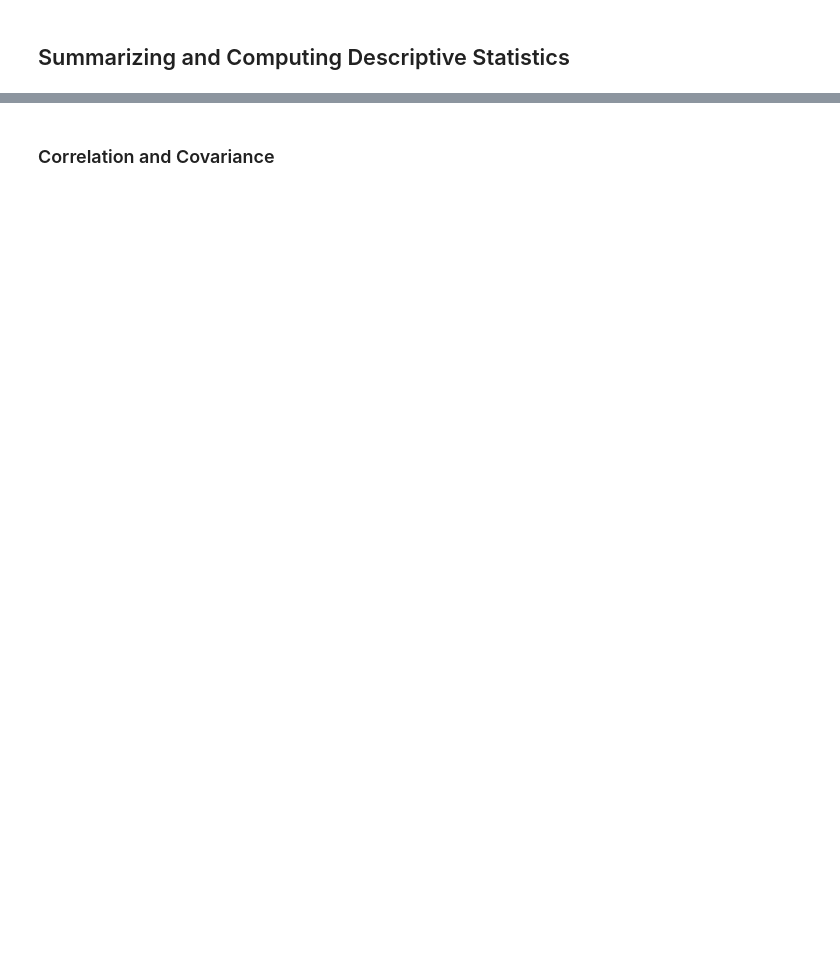
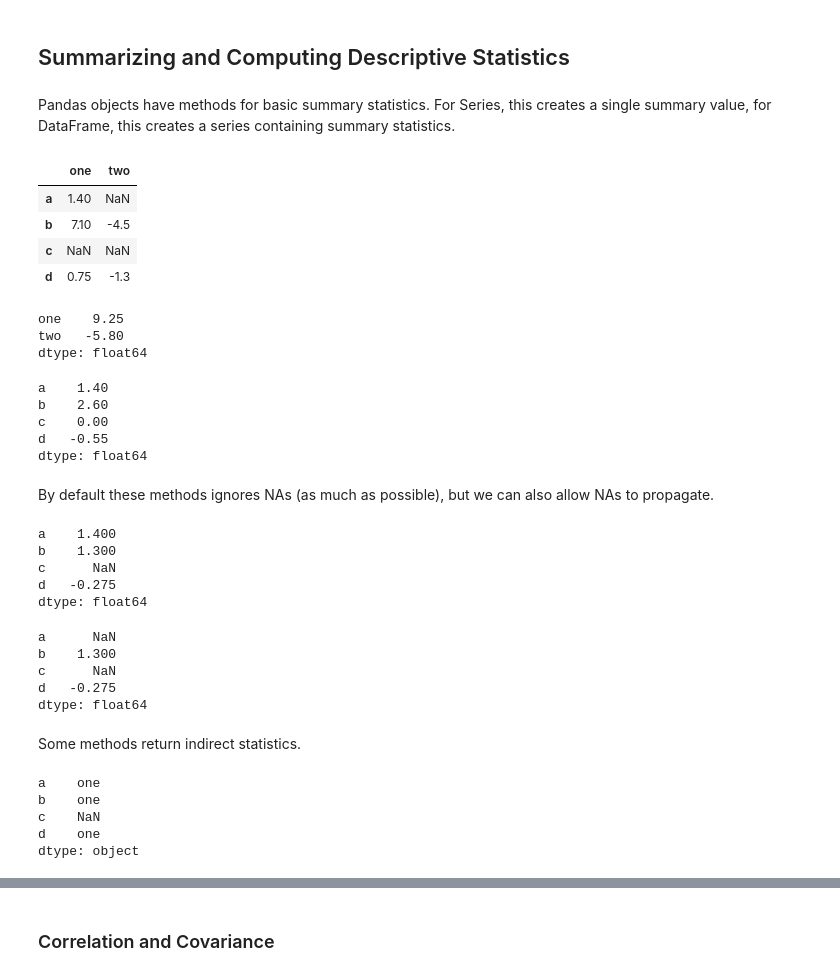
Before and after one commit to nghiaagent/2025-pydata-book, a Jupyter notebook: ipynb/chapter_5.ipynb, the cells around one changed output, grey strips where cells are left out. Cells and saved outputs as stored; diff of their text form; code cells hidden in the pictures; blank space fills up the shorter version.

```diff
--- a/ipynb/chapter_5.ipynb
+++ b/ipynb/chapter_5.ipynb
@@ -678,2 +678,64 @@ df2.loc["Utah"]
 # %% [markdown]
 ## Summarizing and Computing Descriptive Statistics
+# %% [markdown]
+Pandas objects have methods for basic summary statistics. For Series, this creates a single summary value, for DataFrame, this creates a series containing summary statistics.
+# %%
+# Example data
+df = pd.DataFrame(
+    [[1.4, np.nan], [7.1, -4.5], [np.nan, np.nan], [0.75, -1.3]],
+    index=["a", "b", "c", "d"],
+    columns=["one", "two"],
+)
+df
+# %% [output]
+|  | one | two |
+| a | 1.40 | NaN |
+| b | 7.10 | -4.5 |
+| c | NaN | NaN |
+| d | 0.75 | -1.3 |
+# %%
+# Sum across rows
+df.sum(axis=0)
+# %% [output]
+one    9.25
+two   -5.80
+dtype: float64
+# %%
+# Sum across columns
+df.sum(axis=1)
+# %% [output]
+a    1.40
+b    2.60
+c    0.00
+d   -0.55
+dtype: float64
+# %% [markdown]
+By default these methods ignores NAs (as much as possible), but we can also allow NAs to propagate.
+# %%
+# Mean across columns, ignore NAs
+df.mean(axis=1)
+# %% [output]
+a    1.400
+b    1.300
+c      NaN
+d   -0.275
+dtype: float64
+# %%
+# Mean across columns, letting NAs propagate
+df.mean(axis=1, skipna=False)
+# %% [output]
+a      NaN
+b    1.300
+c      NaN
+d   -0.275
+dtype: float64
+# %% [markdown]
+Some methods return indirect statistics.
+# %%
+df.idxmax(axis=1)
+# %% [output]
+a    one
+b    one
+c    NaN
+d    one
+dtype: object
```
Also changed, not shown: parts of 38 cells of this notebook.
